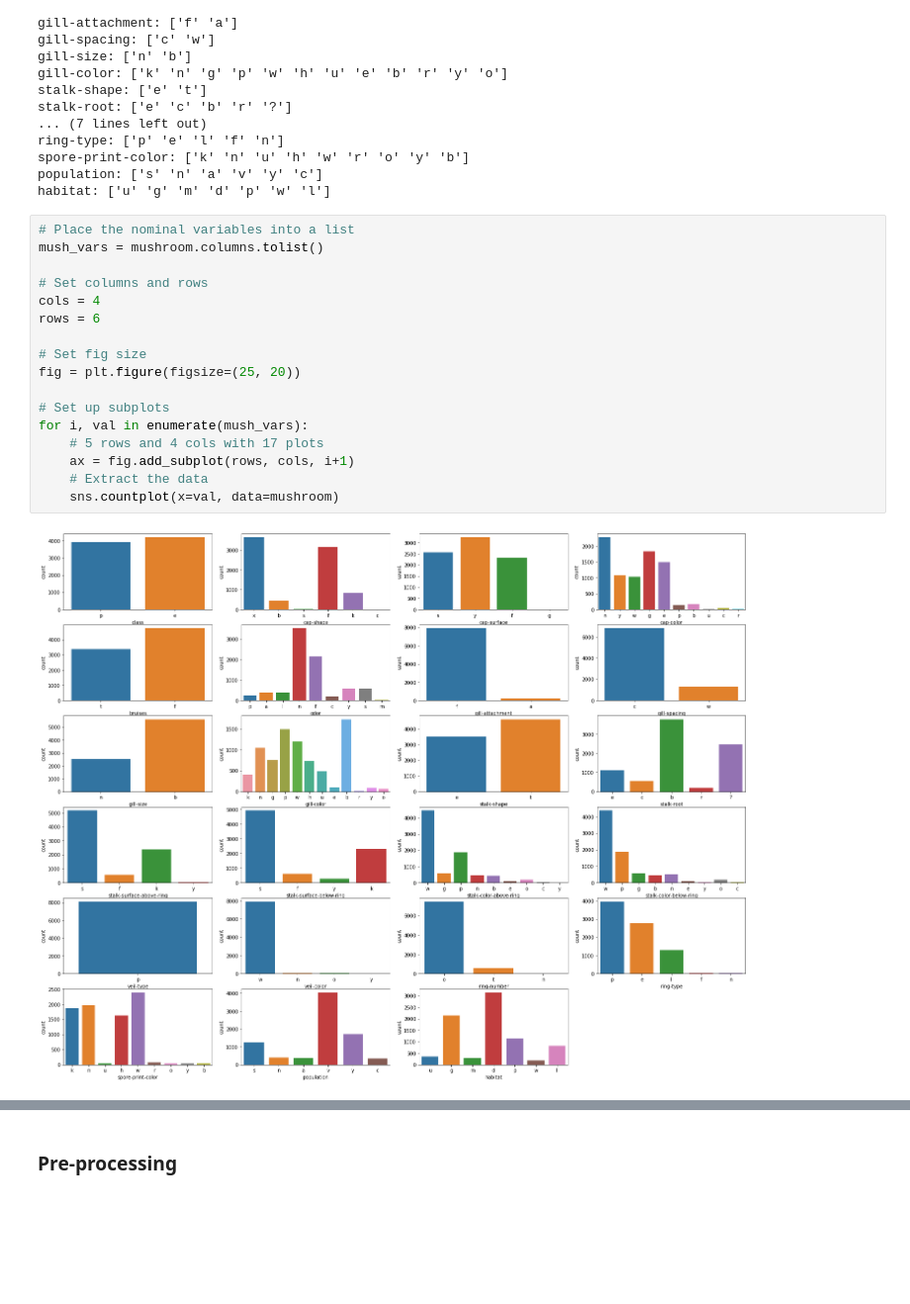
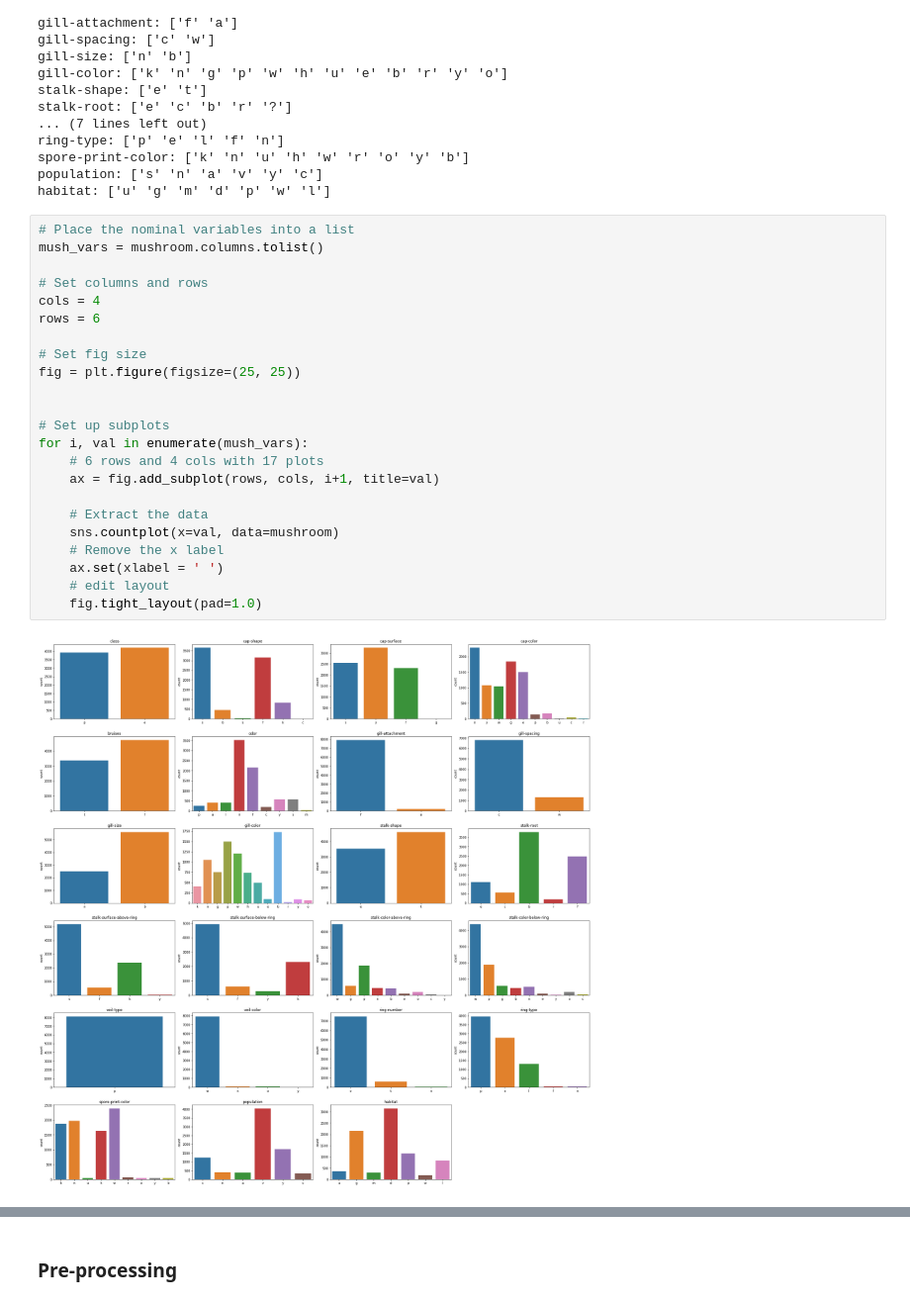
Before and after one commit to artolon/Final-Project, a Jupyter notebook: Mushroom-Exploration-1987.ipynb, the cells around one changed output, grey strips where cells are left out. Shown at 99% size. Cells and saved outputs as stored; diff of their text form; blank space fills up the shorter version.

```diff
--- a/Mushroom-Exploration-1987.ipynb
+++ b/Mushroom-Exploration-1987.ipynb
@@ -129,19 +129,25 @@ habitat: ['u' 'g' 'm' 'd' 'p' 'w' 'l']
 # %%
 # Place the nominal variables into a list
 mush_vars = mushroom.columns.tolist()
 
 # Set columns and rows
 cols = 4
 rows = 6
 
 # Set fig size
-fig = plt.figure(figsize=(25, 20))
+fig = plt.figure(figsize=(25, 25))
+
 
 # Set up subplots
 for i, val in enumerate(mush_vars):
-    # 5 rows and 4 cols with 17 plots
-    ax = fig.add_subplot(rows, cols, i+1)
+    # 6 rows and 4 cols with 17 plots
+    ax = fig.add_subplot(rows, cols, i+1, title=val)
+
     # Extract the data
     sns.countplot(x=val, data=mushroom)
+    # Remove the x label
+    ax.set(xlabel = ' ')
+    # edit layout
+    fig.tight_layout(pad=1.0)
 # %% [output]
-[figure, old version]
+[figure, new version]
```
Also changed, not shown: parts of 24 cells of this notebook.
